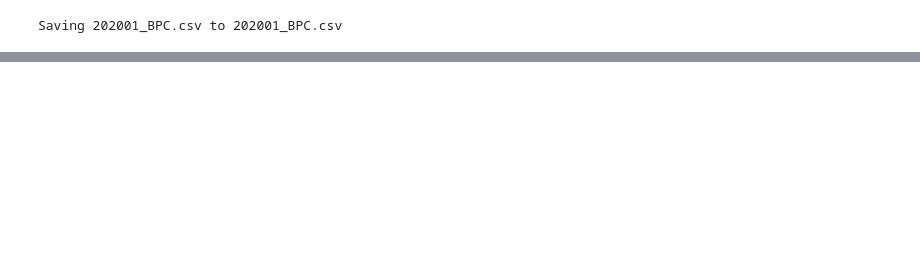
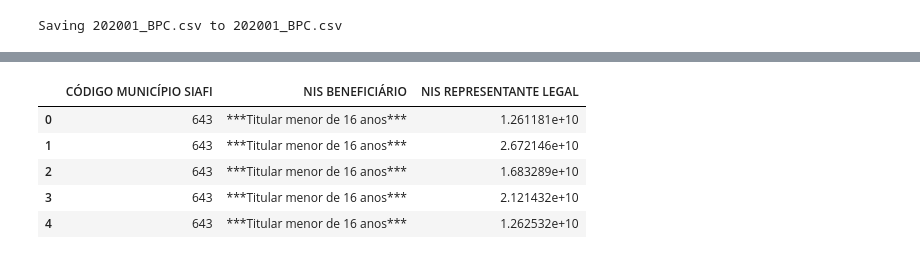
Before and after one commit to assismauro/BPC, a Jupyter notebook: bpc2020.ipynb, the cells around one changed output, grey strips where cells are left out. Cells and saved outputs as stored; diff of their text form; code cells hidden in the pictures; blank space fills up the shorter version.

```diff
--- a/bpc2020.ipynb
+++ b/bpc2020.ipynb
@@ -36,0 +34,12 @@ df.drop('column_name', axis=1, inplace=True)
+# %%
+#apagar sem reatribuir
+df1.drop(['MÊS REFERÊNCIA', 'UF', 'NOME MUNICÍPIO', 'CPF BENEFICIÁRIO', 'NOME BENEFICIÁRIO', 'CPF REPRESENTANTE LEGAL', 'NOME REPRESENTANTE LEGAL', 'NÚMERO BENEFÍCIO', 'BENEFÍCIO CONCEDIDO JUDICIALMENTE', 'VALOR PARCELA'],  axis=1, inplace=True)
+# %%
+df1.head()
+# %% [output]
+|  | CÓDIGO MUNICÍPIO SIAFI | NIS BENEFICIÁRIO | NIS REPRESENTANTE LEGAL |
+| 0 | 643 | ***Titular menor de 16 anos*** | 1.261181e+10 |
+| 1 | 643 | ***Titular menor de 16 anos*** | 2.672146e+10 |
+| 2 | 643 | ***Titular menor de 16 anos*** | 1.683289e+10 |
+| 3 | 643 | ***Titular menor de 16 anos*** | 2.121432e+10 |
+| 4 | 643 | ***Titular menor de 16 anos*** | 1.262532e+10 |
```
Also changed, not shown: parts of 16 cells of this notebook.
